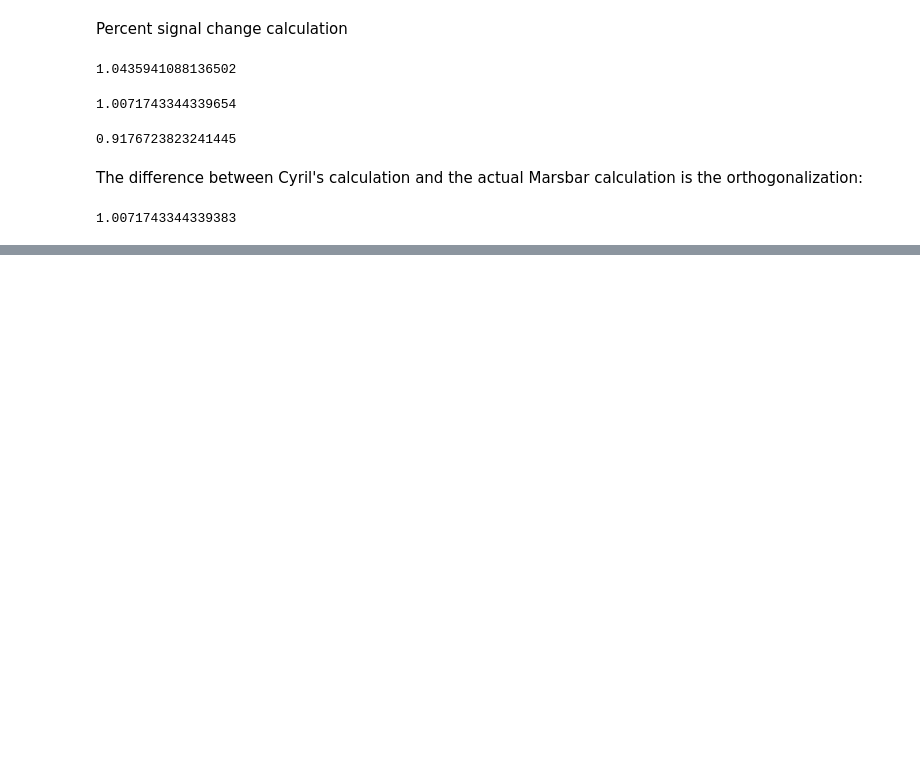
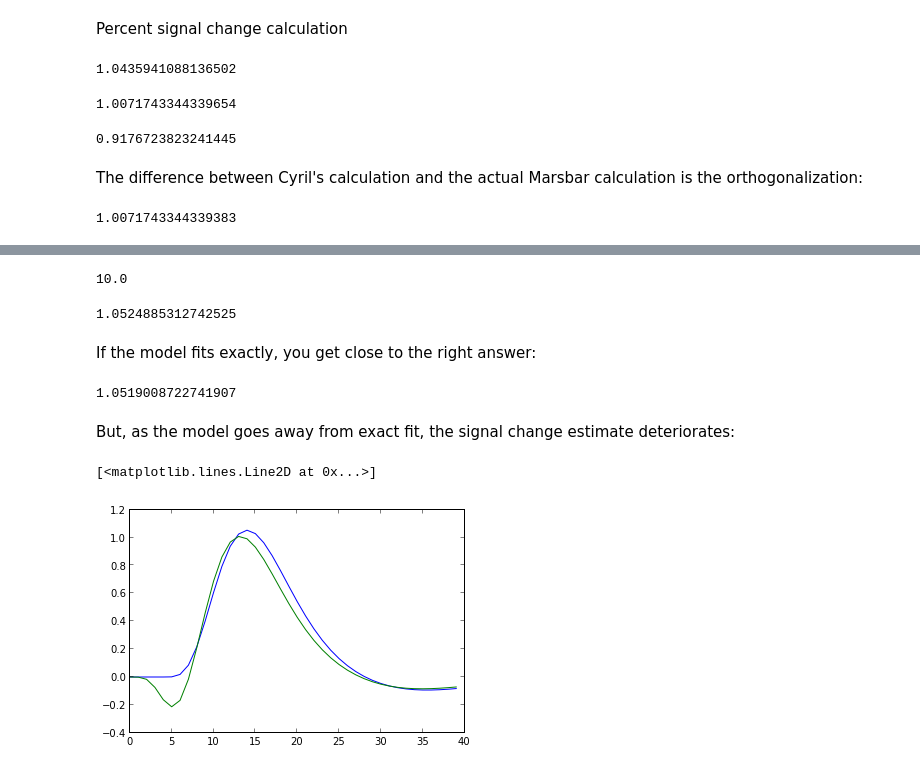
Before and after one commit to matthew-brett/sketch-books, a Jupyter notebook: cyril_psc.ipynb, the cells around one changed output, grey strips where cells are left out. Drawn from its saved outputs; the diff is of its cells as text; code cells hidden in the pictures; blank space fills up the shorter version.

```diff
--- a/cyril_psc.ipynb
+++ b/cyril_psc.ipynb
@@ -98,0 +106,26 @@ max(hrf * beta1_no[0] + dhrf * beta1_no[1]) / beta1_no[2] * 100
+# %%
+np.mean(scale)
+# %% [output]
+10.0
+# %%
+max(hrf * np.mean(scale))
+# %% [output]
+1.0524885312742525
+# %% [markdown]
+If the model fits exactly, you get close to the right answer:
+# %%
+Y1_matching = np.concatenate((Y1[4:], np.ones(4) * 100))
+beta1_exact = npl.pinv(X1_no).dot(Y1_matching);
+max(hrf * beta1_exact[0] + dhrf * beta1_exact[1]) / beta1_exact[2] * 100
+# %% [output]
+1.0519008722741907
+# %% [markdown]
+But, as the model goes away from exact fit, the signal change estimate deteriorates:
+# %%
+hrf_hat = np.column_stack((hrf, dhrf)).dot(beta1_no[:2])
+hrf_actual = np.concatenate((np.zeros(4), hrf))
+plt.plot(hrf_actual[:40] * 10)
+plt.plot(hrf_hat[:40])
+# %% [output]
+[<matplotlib.lines.Line2D at 0x...>]
+[figure, added]
```
Also changed, not shown: parts of 6 cells of this notebook.
